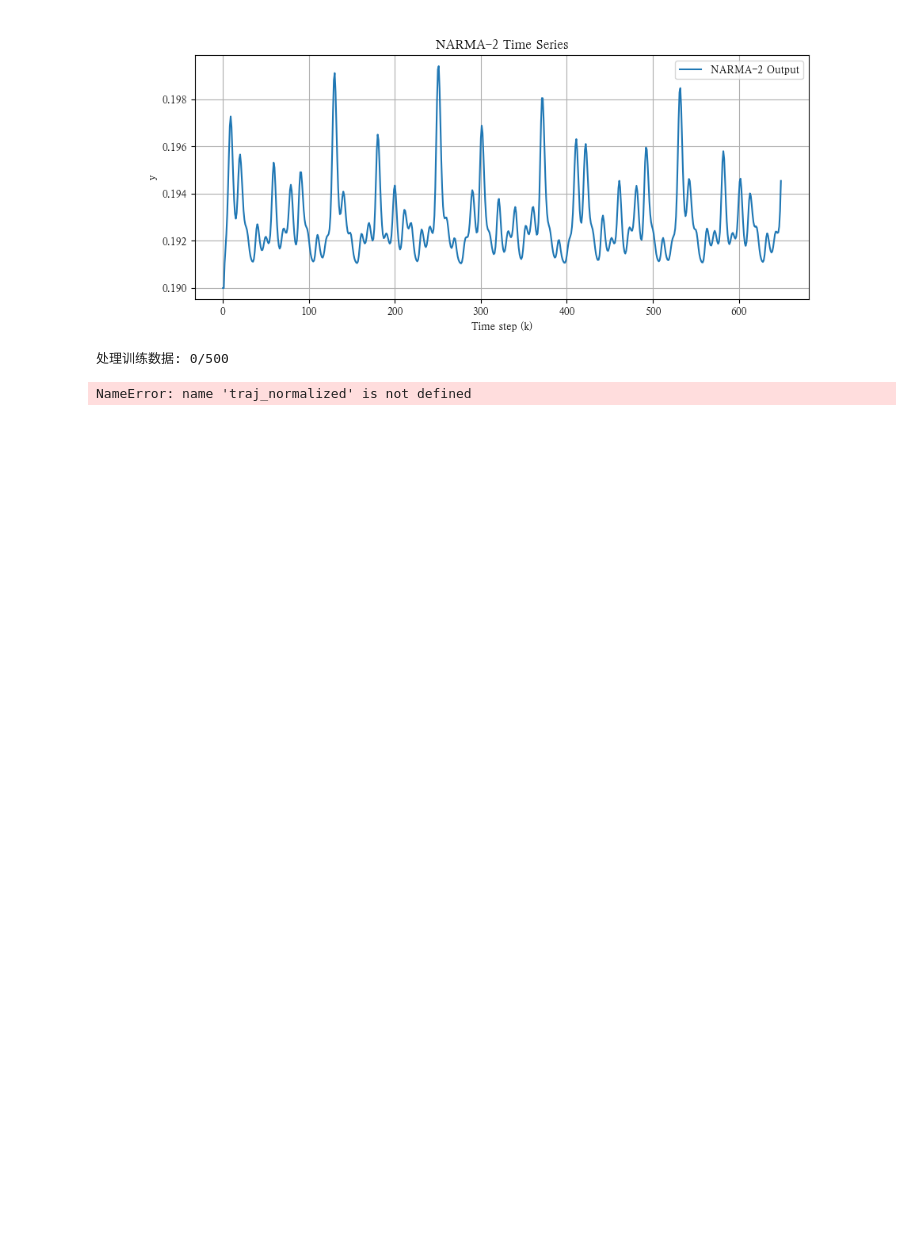
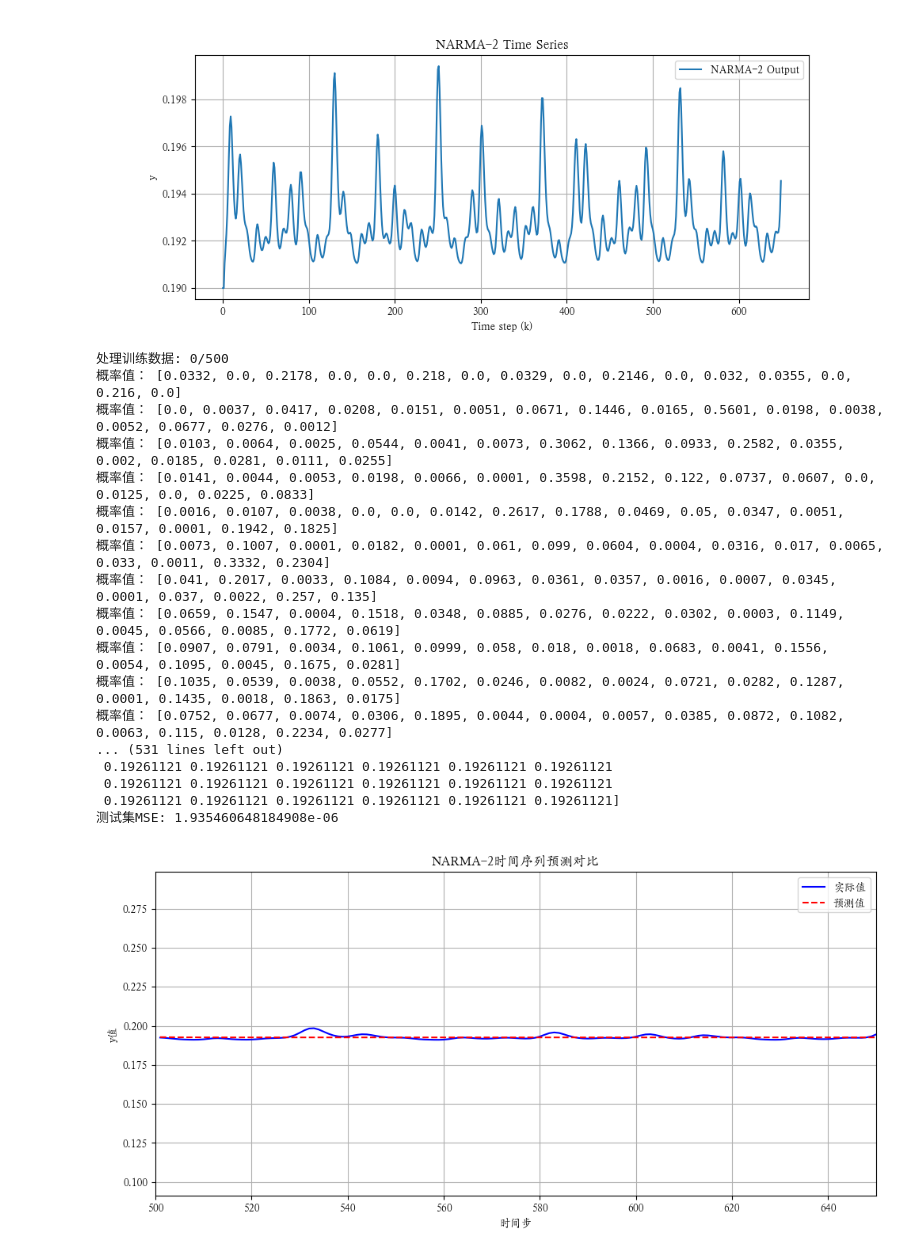
Before and after one commit to yyd6190/QRC_project1, a Jupyter notebook: 4q-v.ipynb, the cells around one changed output. Drawn from its saved outputs; the diff is of its cells as text; code cells hidden in the pictures; blank space fills up the shorter version.

```diff
--- a/4q-v.ipynb
+++ b/4q-v.ipynb
@@ -101,7 +101,7 @@ for i in range(500):
                 circuit << CNOT(qubits[qubit], qubits[qubit+1])
         circuit << CNOT(qubits[3], qubits[0])
     # 添加Lorenz坐标相关的门
-    circuit << RY(qubits[0], x_norm)
+    circuit << RY(qubits[0], y_k)
     circuit << CNOT(qubits[0], qubits[1])
     circuit << CNOT(qubits[1], qubits[2])
     circuit << CNOT(qubits[2], qubits[3])
@@ -247,31 +247,47 @@ np.save('/Users/dyy/github/QRC_project1/quantum_predictions.npy', predictions)
 np.save('/Users/dyy/github/QRC_project1/actual_values.npy', test_data)
 
 # 修改后的绘图代码（仅展示一维对比）
 plt.figure(figsize=(10, 5))
 
 # 生成时间步坐标（测试集从501到650）
 time_steps = range(501, 651)
 
 # 绘制实际值和预测值对比
 plt.plot(time_steps, test_data, 'b-', linewidth=1.5, label='实际值')
 plt.plot(time_steps, predictions, 'r--', linewidth=1.5, label='预测值')
 
 # 添加图注和标签
 plt.title('NARMA-2时间序列预测对比')
 plt.xlabel('时间步')
 plt.ylabel('y值')
 plt.legend()
 plt.grid(True)
 
 # 调整坐标轴范围
 plt.xlim(500, 650)
 plt.ylim(min(min(test_data), min(predictions))-0.1,
          max(max(test_data), max(predictions))+0.1)
 
 # 保存并显示图像
 plt.tight_layout()
 plt.savefig('/Users/dyy/github/QRC_project1/narma_prediction_comparison.png')
 plt.show()
 # %% [output]
 处理训练数据: 0/500
+概率值： [0.0332, 0.0, 0.2178, 0.0, 0.0, 0.218, 0.0, 0.0329, 0.0, 0.2146, 0.0, 0.032, 0.0355, 0.0, 0.216, 0.0]
+概率值： [0.0, 0.0037, 0.0417, 0.0208, 0.0151, 0.0051, 0.0671, 0.1446, 0.0165, 0.5601, 0.0198, 0.0038, 0.0052, 0.0677, 0.0276, 0.0012]
+概率值： [0.0103, 0.0064, 0.0025, 0.0544, 0.0041, 0.0073, 0.3062, 0.1366, 0.0933, 0.2582, 0.0355, 0.002, 0.0185, 0.0281, 0.0111, 0.0255]
+概率值： [0.0141, 0.0044, 0.0053, 0.0198, 0.0066, 0.0001, 0.3598, 0.2152, 0.122, 0.0737, 0.0607, 0.0, 0.0125, 0.0, 0.0225, 0.0833]
+概率值： [0.0016, 0.0107, 0.0038, 0.0, 0.0, 0.0142, 0.2617, 0.1788, 0.0469, 0.05, 0.0347, 0.0051, 0.0157, 0.0001, 0.1942, 0.1825]
+概率值： [0.0073, 0.1007, 0.0001, 0.0182, 0.0001, 0.061, 0.099, 0.0604, 0.0004, 0.0316, 0.017, 0.0065, 0.033, 0.0011, 0.3332, 0.2304]
+概率值： [0.041, 0.2017, 0.0033, 0.1084, 0.0094, 0.0963, 0.0361, 0.0357, 0.0016, 0.0007, 0.0345, 0.0001, 0.037, 0.0022, 0.257, 0.135]
+概率值： [0.0659, 0.1547, 0.0004, 0.1518, 0.0348, 0.0885, 0.0276, 0.0222, 0.0302, 0.0003, 0.1149, 0.0045, 0.0566, 0.0085, 0.1772, 0.0619]
+概率值： [0.0907, 0.0791, 0.0034, 0.1061, 0.0999, 0.058, 0.018, 0.0018, 0.0683, 0.0041, 0.1556, 0.0054, 0.1095, 0.0045, 0.1675, 0.0281]
+概率值： [0.1035, 0.0539, 0.0038, 0.0552, 0.1702, 0.0246, 0.0082, 0.0024, 0.0721, 0.0282, 0.1287, 0.0001, 0.1435, 0.0018, 0.1863, 0.0175]
+概率值： [0.0752, 0.0677, 0.0074, 0.0306, 0.1895, 0.0044, 0.0004, 0.0057, 0.0385, 0.0872, 0.1082, 0.0063, 0.115, 0.0128, 0.2234, 0.0277]
+... (531 lines left out)
+ 0.19261121 0.19261121 0.19261121 0.19261121 0.19261121 0.19261121
+ 0.19261121 0.19261121 0.19261121 0.19261121 0.19261121 0.19261121
+ 0.19261121 0.19261121 0.19261121 0.19261121 0.19261121 0.19261121]
+测试集MSE: 1.935460648184908e-06
-NameError: name 'traj_normalized' is not defined
+[figure, added]
```
Also changed, not shown: 2 other files.
